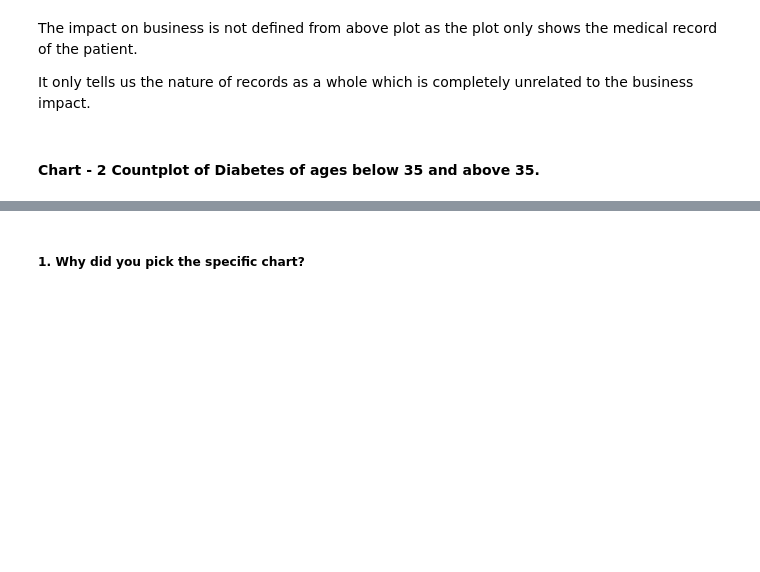
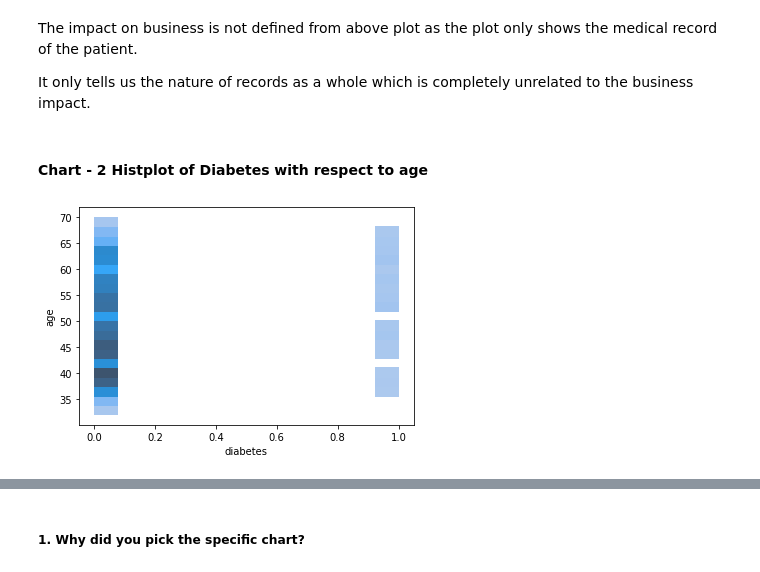
Before and after one commit to abhishekdhasmana17/Cardiovascular-Risk-Prediction, a Jupyter notebook: Cardiovascular_Risk_Prediction.ipynb, the cells around one changed output, grey strips where cells are left out. Saved outputs shown, nothing was run; the diff lists cells and outputs as text; code cells hidden in the pictures; blank space fills up the shorter version.

```diff
--- a/Cardiovascular_Risk_Prediction.ipynb
+++ b/Cardiovascular_Risk_Prediction.ipynb
@@ -407,7 +407,13 @@ Are there any insights that lead to negative growth? Justify with specific reaso
 The impact on business is not defined from above plot as the plot only shows the medical record of the patient.
 
 It only tells us the nature of records as a whole which is completely unrelated to the business impact.
-# %% [markdown]
-#### Chart - 2 Countplot of Diabetes of ages below 35 and above 35.
+# %% [markdown]
+#### Chart - 2 Histplot of Diabetes with respect to age
 # %%
 # Chart - 2 visualization code
+df1 = pd.DataFrame(data[['diabetes', 'age']])
+# %%
+sns.histplot(y='age', x = 'diabetes', data = df1)
+plt.show()
+# %% [output]
+[figure, added]
```
Also changed, not shown: parts of 20 cells of this notebook.
